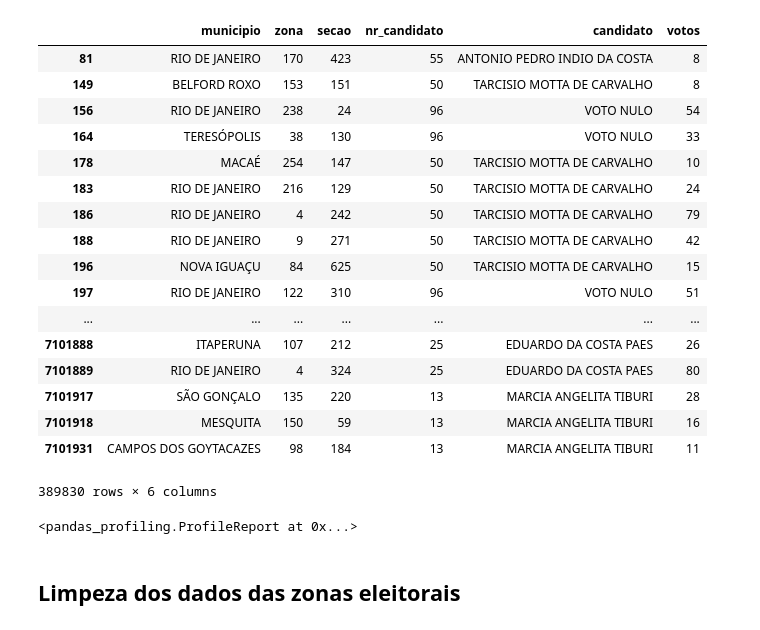
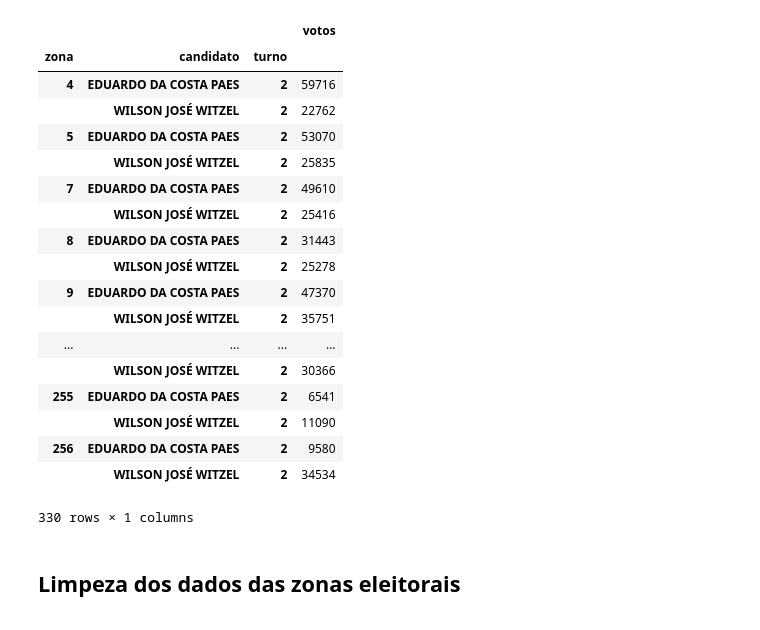
Before and after one commit to gianimpronta/eleicoes2018, a Jupyter notebook: eleicoes.ipynb, the cells around one changed output. Saved outputs shown, nothing was run; the diff lists cells and outputs as text; code cells hidden in the pictures.

```diff
--- a/eleicoes.ipynb
+++ b/eleicoes.ipynb
@@ -27,28 +33,32 @@ except FileNotFoundError:
-# %%
-rj2
-# %% [output]
-|  | municipio | zona | secao | nr_candidato | candidato | votos |
-| 81 | RIO DE JANEIRO | 170 | 423 | 55 | ANTONIO PEDRO INDIO DA COSTA | 8 |
-| 149 | BELFORD ROXO | 153 | 151 | 50 | TARCISIO MOTTA DE CARVALHO | 8 |
-| 156 | RIO DE JANEIRO | 238 | 24 | 96 | VOTO NULO | 54 |
-| 164 | TERESÓPOLIS | 38 | 130 | 96 | VOTO NULO | 33 |
-| 178 | MACAÉ | 254 | 147 | 50 | TARCISIO MOTTA DE CARVALHO | 10 |
-| 183 | RIO DE JANEIRO | 216 | 129 | 50 | TARCISIO MOTTA DE CARVALHO | 24 |
-| 186 | RIO DE JANEIRO | 4 | 242 | 50 | TARCISIO MOTTA DE CARVALHO | 79 |
-| 188 | RIO DE JANEIRO | 9 | 271 | 50 | TARCISIO MOTTA DE CARVALHO | 42 |
-| 196 | NOVA IGUAÇU | 84 | 625 | 50 | TARCISIO MOTTA DE CARVALHO | 15 |
-| 197 | RIO DE JANEIRO | 122 | 310 | 96 | VOTO NULO | 51 |
-| ... | ... | ... | ... | ... | ... | ... |
-| 7101888 | ITAPERUNA | 107 | 212 | 25 | EDUARDO DA COSTA PAES | 26 |
-| 7101889 | RIO DE JANEIRO | 4 | 324 | 25 | EDUARDO DA COSTA PAES | 80 |
-| 7101917 | SÃO GONÇALO | 135 | 220 | 13 | MARCIA ANGELITA TIBURI | 28 |
-| 7101918 | MESQUITA | 150 | 59 | 13 | MARCIA ANGELITA TIBURI | 16 |
-| 7101931 | CAMPOS DOS GOYTACAZES | 98 | 184 | 13 | MARCIA ANGELITA TIBURI | 11 |
-389830 rows × 6 columns
-# %%
-pandas_profiling.ProfileReport(rj2)
-# %% [output]
-<pandas_profiling.ProfileReport at 0x...>
+# %%
+rj = pd.read_csv(
+    '../../datasets/eleicao_rj/resultado_eleicao.csv',
+    encoding='Latin1',
+    sep=';')
+rj = rj.loc[:, [
+    'Nome do candidato', 'Zona', 'Turno', 'Votos nominais do candidato'
+]]
+rj.columns = ['candidato', 'zona', 'turno', 'votos']
+# %% [output]
+|  |  |  | votos |
+| zona | candidato | turno |  |
+| 4 | EDUARDO DA COSTA PAES | 2 | 59716 |
+|  | WILSON JOSÉ WITZEL | 2 | 22762 |
+| 5 | EDUARDO DA COSTA PAES | 2 | 53070 |
+|  | WILSON JOSÉ WITZEL | 2 | 25835 |
+| 7 | EDUARDO DA COSTA PAES | 2 | 49610 |
+|  | WILSON JOSÉ WITZEL | 2 | 25416 |
+| 8 | EDUARDO DA COSTA PAES | 2 | 31443 |
+|  | WILSON JOSÉ WITZEL | 2 | 25278 |
+| 9 | EDUARDO DA COSTA PAES | 2 | 47370 |
+|  | WILSON JOSÉ WITZEL | 2 | 35751 |
+| ... | ... | ... | ... |
+|  | WILSON JOSÉ WITZEL | 2 | 30366 |
+| 255 | EDUARDO DA COSTA PAES | 2 | 6541 |
+|  | WILSON JOSÉ WITZEL | 2 | 11090 |
+| 256 | EDUARDO DA COSTA PAES | 2 | 9580 |
+|  | WILSON JOSÉ WITZEL | 2 | 34534 |
+330 rows × 1 columns
 # %% [markdown]
 ## Limpeza dos dados das zonas eleitorais
 # %%
```
Also changed, not shown: parts of 12 cells of this notebook, 1 other file.
